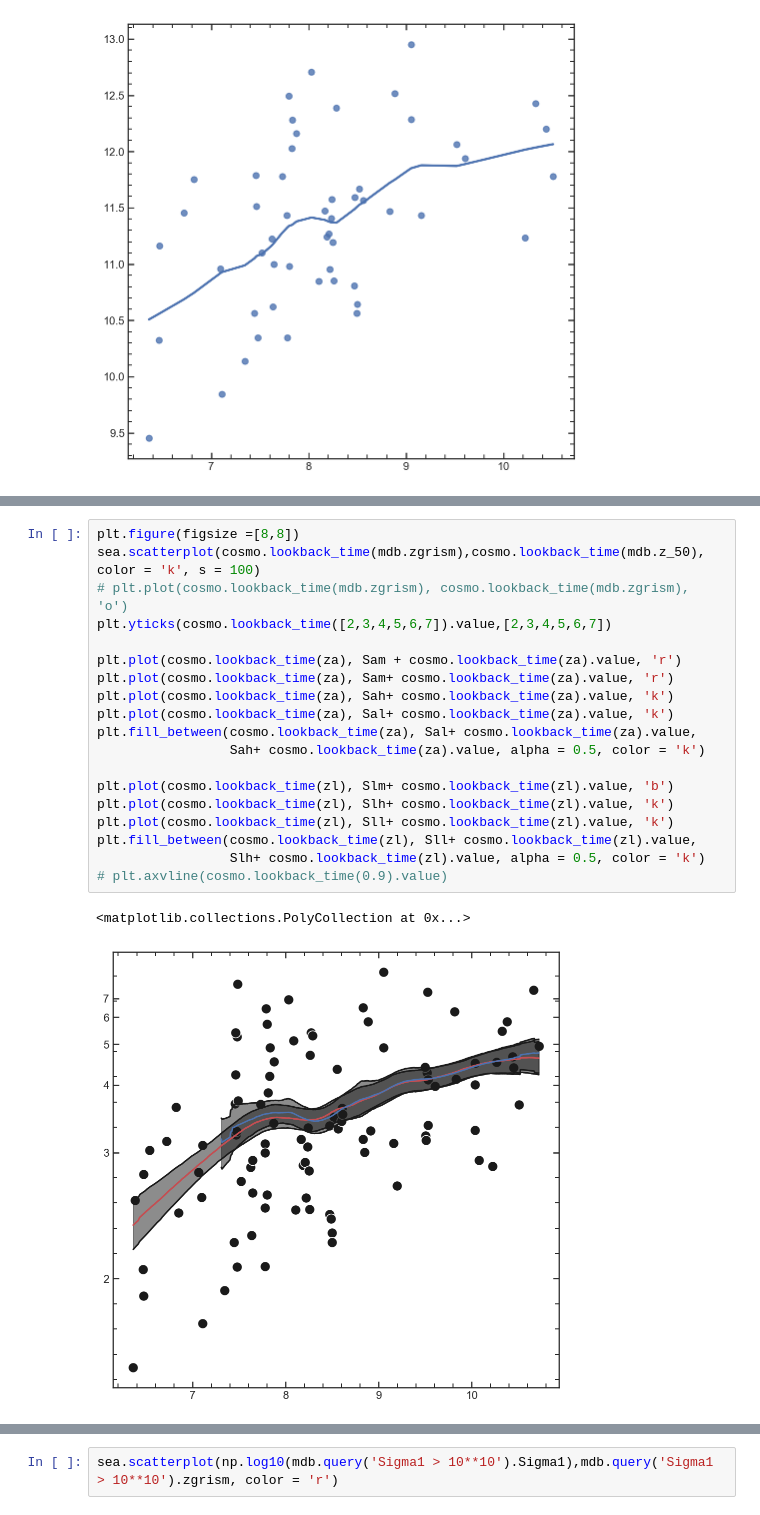
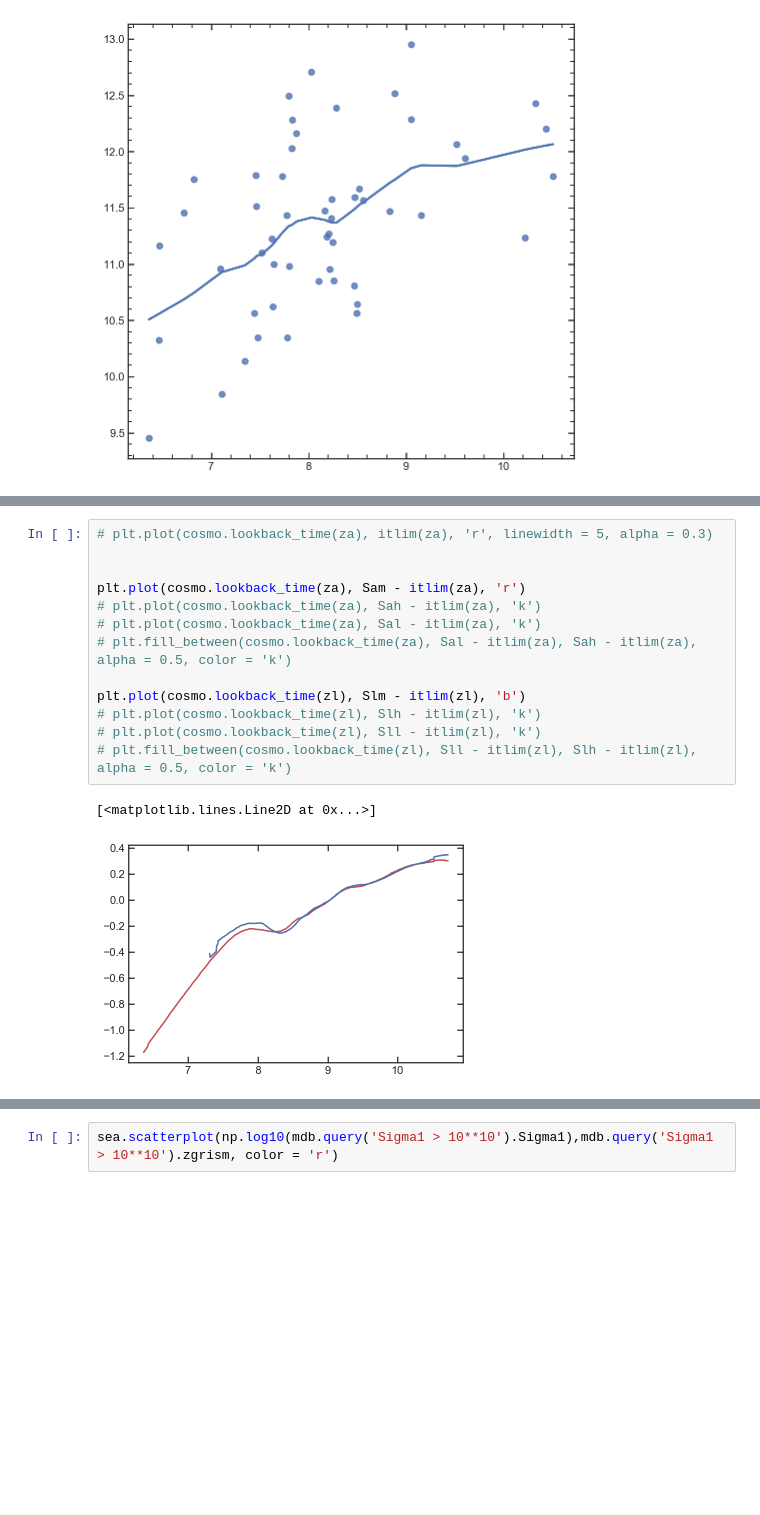
Before and after one commit to Vince-ec/Cluster_and_field, a Jupyter notebook: scripts/low_redshift.ipynb, the cells around one changed output, grey strips where cells are left out. Drawn from its saved outputs; the diff is of its cells as text; blank space fills up the shorter version.

```diff
--- a/scripts/low_redshift.ipynb
+++ b/scripts/low_redshift.ipynb
@@ -1179,25 +1192,19 @@ plt.axvline(0.9)
 # %%
-plt.figure(figsize =[8,8])
-sea.scatterplot(cosmo.lookback_time(mdb.zgrism),cosmo.lookback_time(mdb.z_50), color = 'k', s = 100)
-# plt.plot(cosmo.lookback_time(mdb.zgrism), cosmo.lookback_time(mdb.zgrism), 'o')
-plt.yticks(cosmo.lookback_time([2,3,4,5,6,7]).value,[2,3,4,5,6,7])
+# plt.plot(cosmo.lookback_time(za), itlim(za), 'r', linewidth = 5, alpha = 0.3)
 
-plt.plot(cosmo.lookback_time(za), Sam + cosmo.lookback_time(za).value, 'r')
-plt.plot(cosmo.lookback_time(za), Sam+ cosmo.lookback_time(za).value, 'r')
-plt.plot(cosmo.lookback_time(za), Sah+ cosmo.lookback_time(za).value, 'k')
-plt.plot(cosmo.lookback_time(za), Sal+ cosmo.lookback_time(za).value, 'k')
-plt.fill_between(cosmo.lookback_time(za), Sal+ cosmo.lookback_time(za).value,
-                 Sah+ cosmo.lookback_time(za).value, alpha = 0.5, color = 'k')
 
-plt.plot(cosmo.lookback_time(zl), Slm+ cosmo.lookback_time(zl).value, 'b')
-plt.plot(cosmo.lookback_time(zl), Slh+ cosmo.lookback_time(zl).value, 'k')
-plt.plot(cosmo.lookback_time(zl), Sll+ cosmo.lookback_time(zl).value, 'k')
-plt.fill_between(cosmo.lookback_time(zl), Sll+ cosmo.lookback_time(zl).value,
-                 Slh+ cosmo.lookback_time(zl).value, alpha = 0.5, color = 'k')
-# plt.axvline(cosmo.lookback_time(0.9).value)
+plt.plot(cosmo.lookback_time(za), Sam - itlim(za), 'r')
+# plt.plot(cosmo.lookback_time(za), Sah - itlim(za), 'k')
+# plt.plot(cosmo.lookback_time(za), Sal - itlim(za), 'k')
+# plt.fill_between(cosmo.lookback_time(za), Sal - itlim(za), Sah - itlim(za), alpha = 0.5, color = 'k')
+
+plt.plot(cosmo.lookback_time(zl), Slm - itlim(zl), 'b')
+# plt.plot(cosmo.lookback_time(zl), Slh - itlim(zl), 'k')
+# plt.plot(cosmo.lookback_time(zl), Sll - itlim(zl), 'k')
+# plt.fill_between(cosmo.lookback_time(zl), Sll - itlim(zl), Slh - itlim(zl), alpha = 0.5, color = 'k')
 # %% [output]
-<matplotlib.collections.PolyCollection at 0x...>
+[<matplotlib.lines.Line2D at 0x...>]
-[figure, old version]
+[figure, new version]
 # %%
 plt.figure(figsize =[8,8])
 sea.scatterplot(mdb.zgrism, cosmo.lookback_time(mdb.z_50), color = 'k', s = 100)
```
Also changed, not shown: parts of 9 cells of this notebook.
